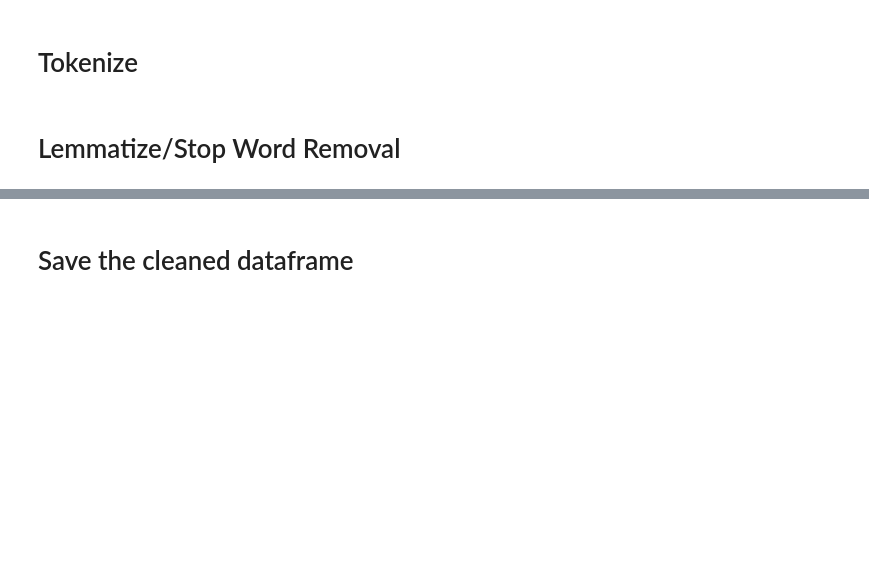
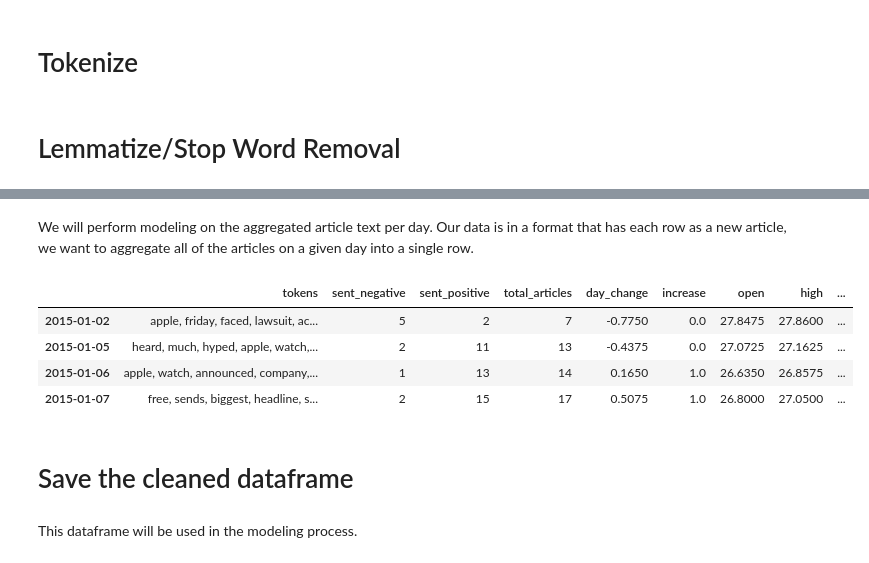
Before and after one commit to brenfrrs/trading_on_sentiment, a Jupyter notebook: data_cleaning.ipynb, the cells around one changed output, grey strips where cells are left out. Cells and saved outputs as stored; diff of their text form; code cells hidden in the pictures; blank space fills up the shorter version.

```diff
--- a/data_cleaning.ipynb
+++ b/data_cleaning.ipynb
@@ -241,0 +209,2 @@ plt.show()
+# %%
+df.drop_duplicates(subset=['tokens'], inplace=True)
@@ -241,0 +213,7 @@ plt.show()
+# %% [markdown]
+We will perform modeling on the aggregated article text per day. Our data is in a format that has each row as a new article, we want to aggregate all of the articles on a given day into a single row.
+# %%
+agged = df.copy()
+agged.reset_index(inplace=True)
+agged['date'] = pd.to_datetime(agged['index'])
+agged.drop('index', axis=1, inplace=True)
@@ -242,2 +223,17 @@ plt.show()
+# %%
+sentiment = agged.groupby('date')['sent_negative', 'sent_positive', 'total_articles'].agg(np.sum)
+text = agged.groupby('date')['tokens'].agg(''.join)
+# %%
+agged = pd.merge(text, sentiment, how='inner', left_index=True, right_index=True)
+#Merge targets
+agged = pd.merge(agged, targs, how='inner', left_index=True, right_index=True)
+# %%
+agged.head(2)
+# %% [output]
+|  | tokens | sent_negative | sent_positive | total_articles | day_change | increase | open | high | ... |
+| 2015-01-02 | apple, friday, faced, lawsuit, ac... | 5 | 2 | 7 | -0.7750 | 0.0 | 27.8475 | 27.8600 | ... |
+| 2015-01-05 | heard, much, hyped, apple, watch,... | 2 | 11 | 13 | -0.4375 | 0.0 | 27.0725 | 27.1625 | ... |
+| 2015-01-06 | apple, watch, announced, company,... | 1 | 13 | 14 | 0.1650 | 1.0 | 26.6350 | 26.8575 | ... |
+| 2015-01-07 | free, sends, biggest, headline, s... | 2 | 15 | 17 | 0.5075 | 1.0 | 26.8000 | 27.0500 | ... |
 # %% [markdown]
 # Save the cleaned dataframe
@@ -245,0 +240,2 @@ df.to_csv('main_data/cleaned_data.csv')
+# %% [markdown]
+This dataframe will be used in the modeling process.
```
Also changed, not shown: parts of 35 cells of this notebook.
